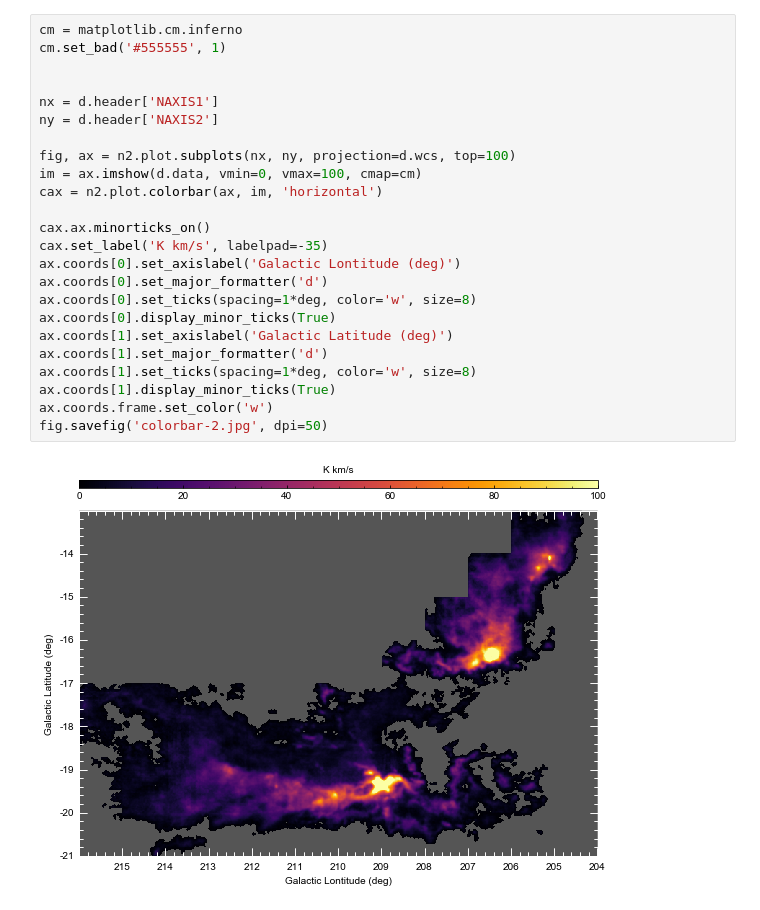
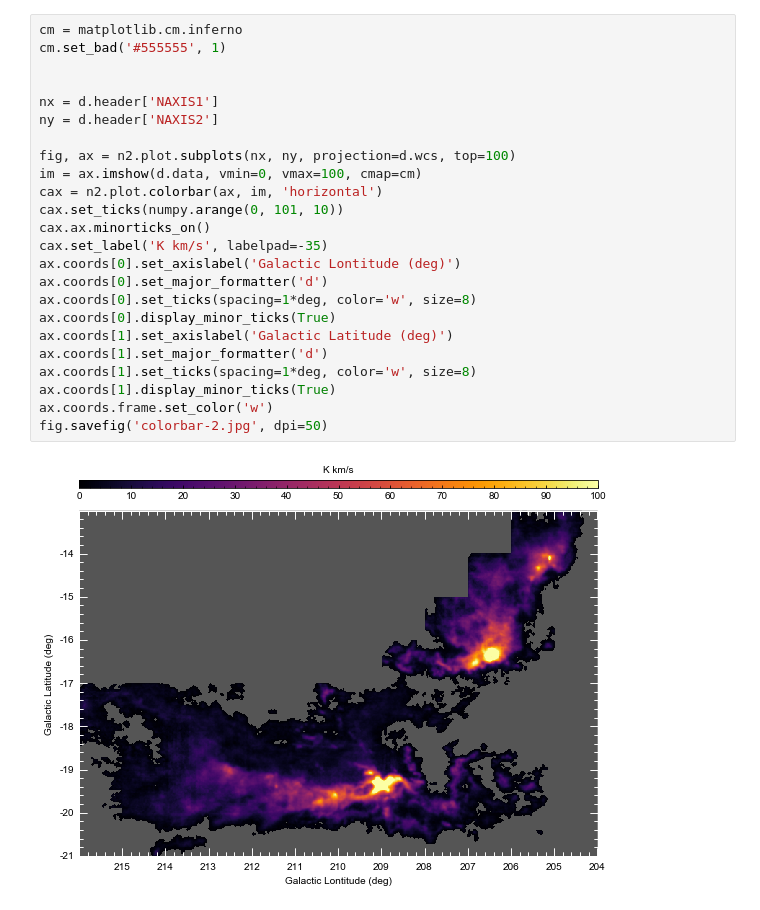
Before and after one commit to nanten2/n2-tools, a Jupyter notebook: doc/recipes/colorbar-2.ipynb, the cells around one changed output. Drawn from its saved outputs; the diff is of its cells as text.

```diff
--- a/doc/recipes/colorbar-2.ipynb
+++ b/doc/recipes/colorbar-2.ipynb
@@ -18,26 +19,26 @@ d = n2.open_fits(path)
 # %%
 cm = matplotlib.cm.inferno
 cm.set_bad('#555555', 1)
 
 
 nx = d.header['NAXIS1']
 ny = d.header['NAXIS2']
 
 fig, ax = n2.plot.subplots(nx, ny, projection=d.wcs, top=100)
 im = ax.imshow(d.data, vmin=0, vmax=100, cmap=cm)
 cax = n2.plot.colorbar(ax, im, 'horizontal')
-
+cax.set_ticks(numpy.arange(0, 101, 10))
 cax.ax.minorticks_on()
 cax.set_label('K km/s', labelpad=-35)
 ax.coords[0].set_axislabel('Galactic Lontitude (deg)')
 ax.coords[0].set_major_formatter('d')
 ax.coords[0].set_ticks(spacing=1*deg, color='w', size=8)
 ax.coords[0].display_minor_ticks(True)
 ax.coords[1].set_axislabel('Galactic Latitude (deg)')
 ax.coords[1].set_major_formatter('d')
 ax.coords[1].set_ticks(spacing=1*deg, color='w', size=8)
 ax.coords[1].display_minor_ticks(True)
 ax.coords.frame.set_color('w')
 fig.savefig('colorbar-2.jpg', dpi=50)
 # %% [output]
-[figure, old version]
+[figure, new version]
```
Also changed, not shown: parts of 2 cells of this notebook, 2 other files.
